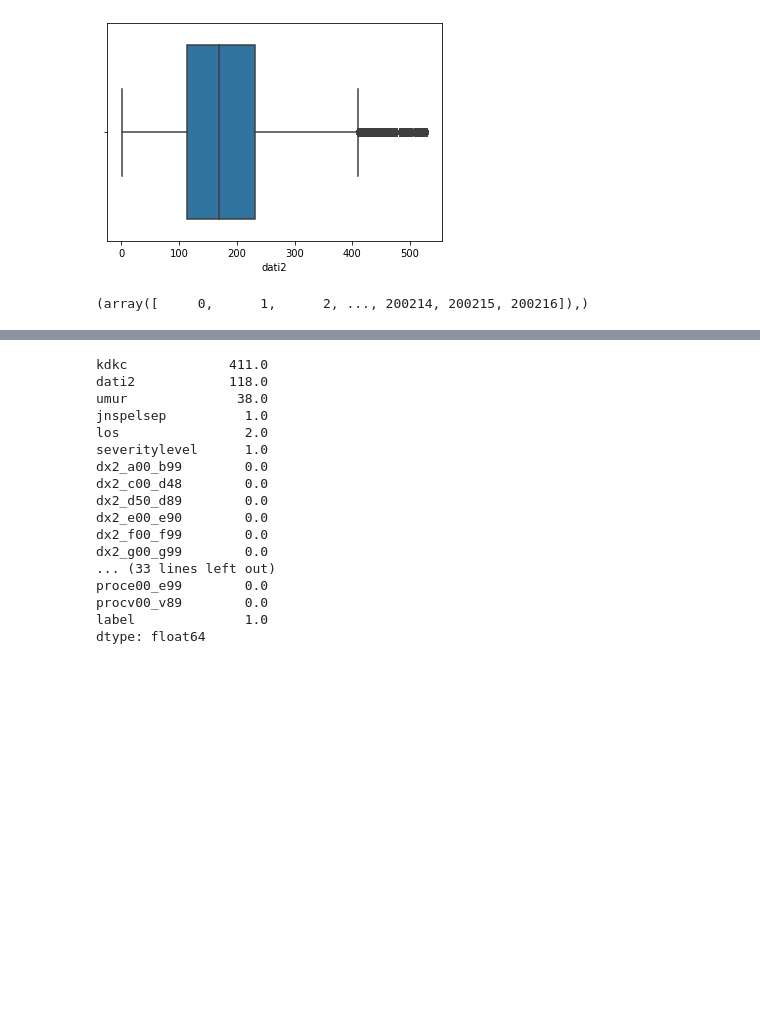
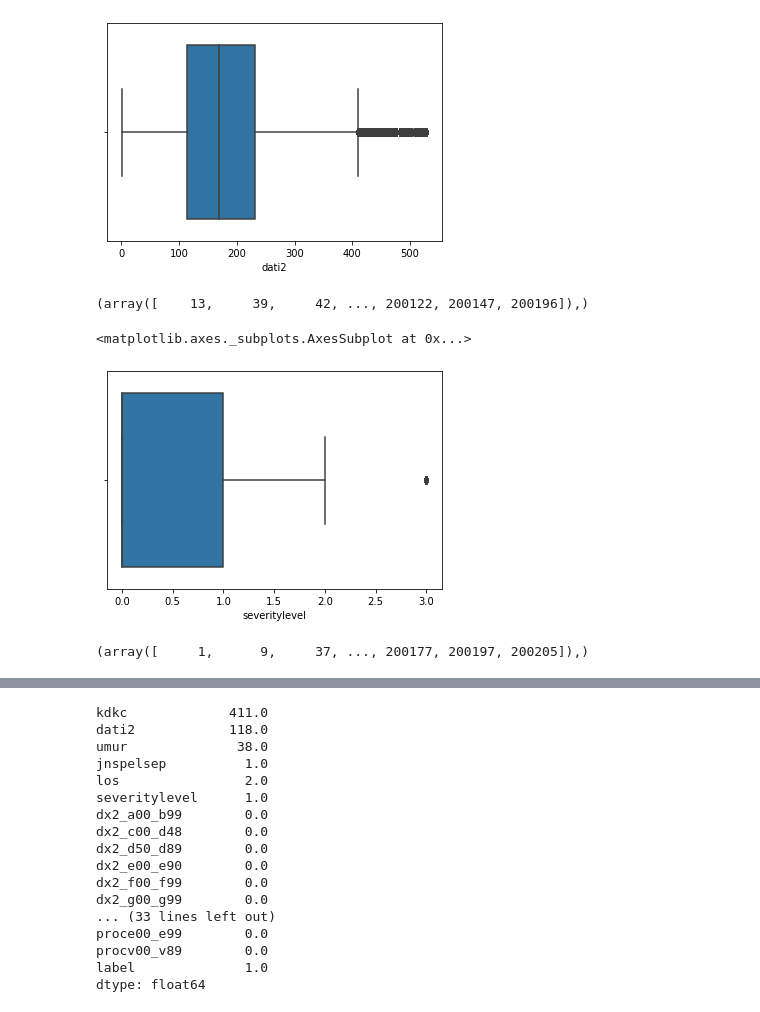
Before and after one commit to gracepanjaitan/Project-DAMI-Binary-Classification-Using-KNN, a Jupyter notebook: Fraud_Detection_Using_KNN_03.ipynb, the cells around one changed output, grey strips where cells are left out. Saved outputs shown, nothing was run; the diff lists cells and outputs as text; code cells hidden in the pictures; blank space fills up the shorter version.

```diff
--- a/Fraud_Detection_Using_KNN_03.ipynb
+++ b/Fraud_Detection_Using_KNN_03.ipynb
@@ -2,5 +2,5 @@
 import pandas as pd
 import numpy as np
 # %%
-file = ("data/fraud_detection_train.csv")
+file = ("fraud_detection_train.csv")
 df = pd.read_csv(file)
@@ -144,6 +140,15 @@ sns.boxplot(x=df['dati2'])
 <matplotlib.axes._subplots.AxesSubplot at 0x...>
 [figure]
 # %%
-print(np.where(df['dati2']>10))
+print(np.where(df['dati2']>400))
 # %% [output]
-(array([     0,      1,      2, ..., 200214, 200215, 200216]),)
+(array([    13,     39,     42, ..., 200122, 200147, 200196]),)
+# %%
+sns.boxplot(x=df['severitylevel'])
+# %% [output]
+<matplotlib.axes._subplots.AxesSubplot at 0x...>
+[figure, added]
+# %%
+print(np.where(df['severitylevel']>1))
+# %% [output]
+(array([     1,      9,     37, ..., 200177, 200197, 200205]),)
```
Also changed, not shown: parts of 43 cells of this notebook.
